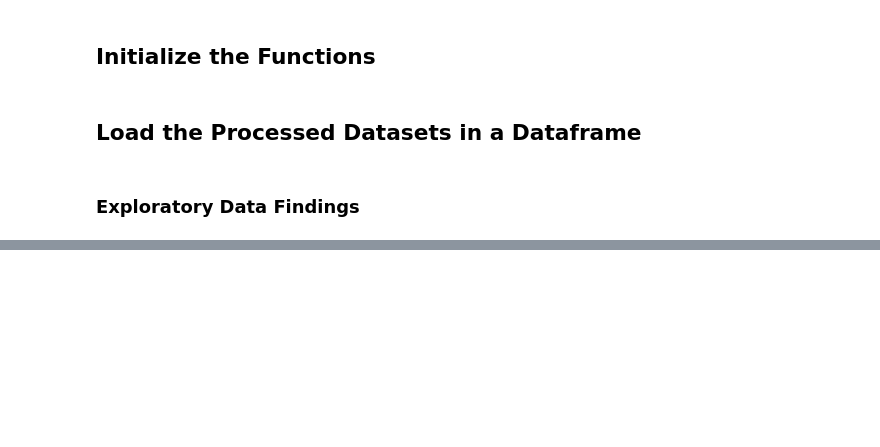
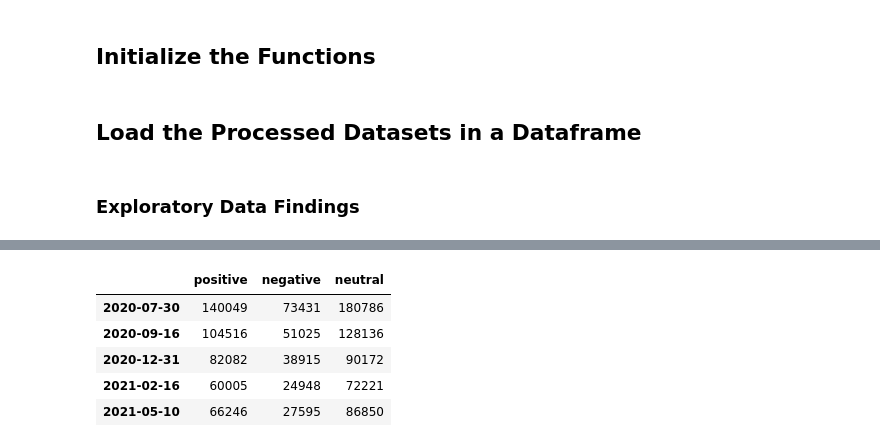
Before and after one commit to 0zyxel0/BDA_2021, a Jupyter notebook: BDA_Project.ipynb, the cells around one changed output, grey strips where cells are left out. Cells and saved outputs as stored; diff of their text form; code cells hidden in the pictures; blank space fills up the shorter version.

```diff
--- a/BDA_Project.ipynb
+++ b/BDA_Project.ipynb
@@ -377,9 +407,11 @@ for file in filenames_s5:
 # %% [markdown]
 ## Load the Processed Datasets in a Dataframe
 # %%
-data_1 = pd.read_csv('./processed/s6_20200730.csv',index_col=False)
-data_2 = pd.read_csv('./processed/s6_20200916.csv',index_col=False)
-data_3 = pd.read_csv('./processed/s6_20210216.csv',index_col=False)
-data_4 = pd.read_csv('./processed/s6_20210510.csv',index_col=False)
+# Load Data
+data_1 = pd.read_csv('./processed/s7_20200730.csv',index_col=False)
+data_2 = pd.read_csv('./processed/s7_20200916.csv',index_col=False)
+data_3 = pd.read_csv('./processed/s7_20201231.csv',index_col=False)
+data_4 = pd.read_csv('./processed/s7_20210216.csv',index_col=False)
+data_5 = pd.read_csv('./processed/s7_20210510.csv',index_col=False)
 # %% [markdown]
 ### Exploratory Data Findings
@@ -403,0 +449,9 @@ coronavirus      49938
+# %%
+myVis
+# %% [output]
+|  | positive | negative | neutral |
+| 2020-07-30 | 140049 | 73431 | 180786 |
+| 2020-09-16 | 104516 | 51025 | 128136 |
+| 2020-12-31 | 82082 | 38915 | 90172 |
+| 2021-02-16 | 60005 | 24948 | 72221 |
+| 2021-05-10 | 66246 | 27595 | 86850 |
```
Also changed, not shown: parts of 6 cells of this notebook.
